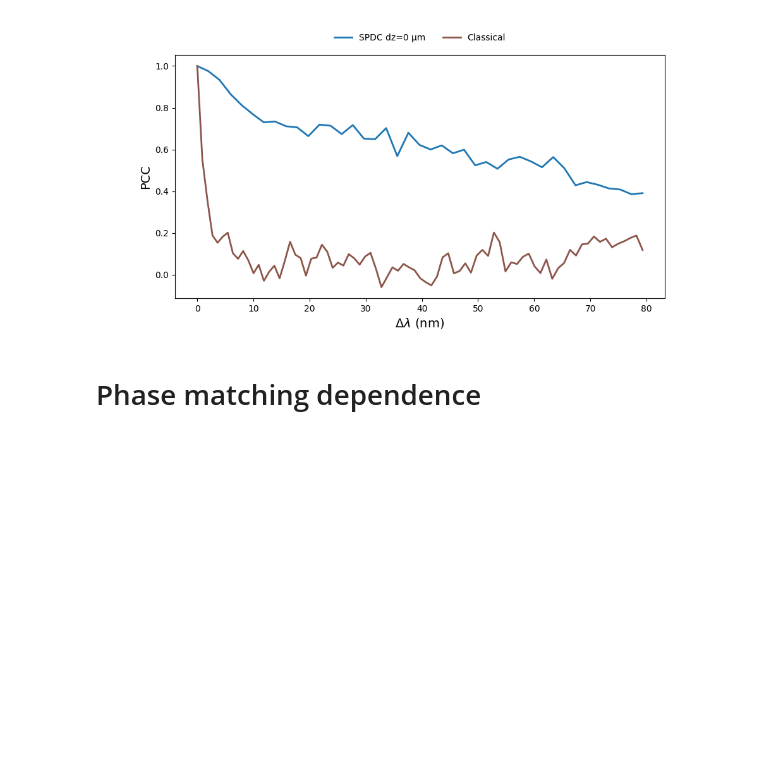
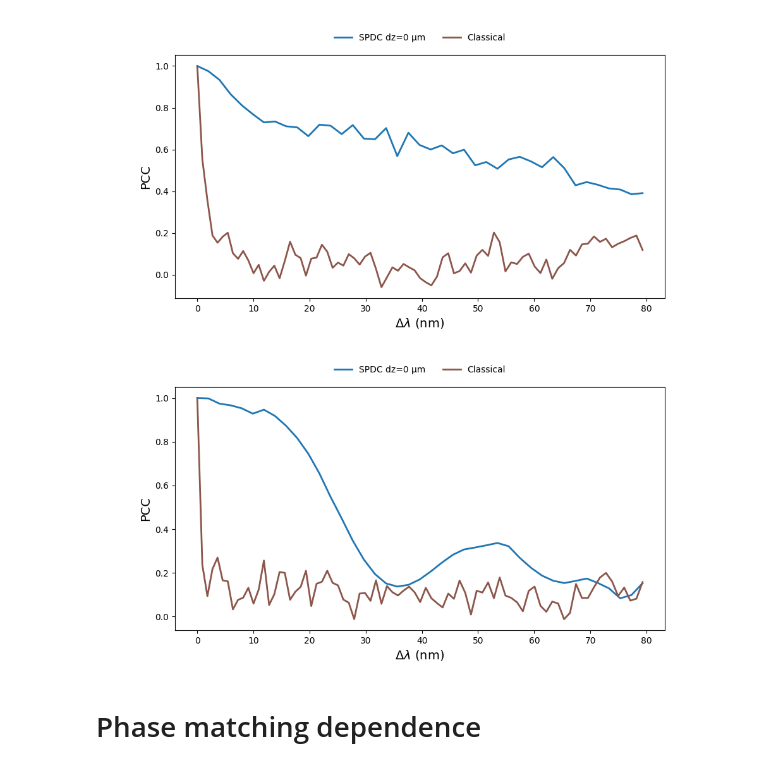
Before and after one commit to rubiaek/qdc2, a Jupyter notebook: qdc/mmf/generate_results.ipynb, the cells around one changed output. Drawn from its saved outputs; the diff is of its cells as text; code cells hidden in the pictures; blank space fills up the shorter version.

```diff
--- a/qdc/mmf/generate_results.ipynb
+++ b/qdc/mmf/generate_results.ipynb
@@ -115,21 +115,25 @@ fiber_type: GRIN
 # %%
 import sys
 sys.path.append('C:\code\qdc2')
 from qdc.mmf.qdc_mmf_result import QDCMMFResult
 %autoreload 2
 
 # SI_path = r'C:\code\qdc2\qdc\data\2025_09_28_19_30_08_SI_0.1m_N=23_Dwl=0.04.npz'
 SI_path = r'C:\code\qdc2\qdc\data\2025_09_28_13_22_35_SI_0.1m_N=23_Dwl=0.08.npz'
 # GRIN_path = r'C:\code\qdc2\qdc\data\2025_09_28_21_05_05_GRIN_3.0m_N=23_Dwl=0.04.npz'
-GRIN_path = r'C:\code\qdc2\qdc\data\2025_09_28_14_52_27_GRIN_3.0m_N=23_Dwl=0.08.npz'
-path = GRIN_path
+# GRIN_path = r'C:\code\qdc2\qdc\data\2025_09_28_14_52_27_GRIN_3.0m_N=23_Dwl=0.08.npz'
+path = SI_path
 
 res = QDCMMFResult()
 res.loadfrom(path)
 # res.show_PCCs(title='', iter_no=None, show0=True)
-saveto_path = 'G:\My Drive\Projects\Dispersion Cancelation\Paper\Final Figures\incoherent_for_concept.png'
-res.show_incoherent_sums(iter_no=8, show_square=False, saveto_path=saveto_path, colorbar=False)
+# saveto_path = 'G:\My Drive\Projects\Dispersion Cancelation\Paper\Final Figures\incoherent_for_concept.png'
+saveto_path = None
+# res.show_incoherent_sums(iter_no=8, show_square=False, saveto_path=saveto_path, colorbar=False)
+res.show_PCCs(title='', iter_no=None, show0=False, saveto_path=saveto_path)
 plt.show(block=False)
+# %% [output]
+[figure, added]
 # %%
 # res = res_GRIN
 res = res_SI
```
Also changed, not shown: parts of 5 cells of this notebook, 1 other file.
